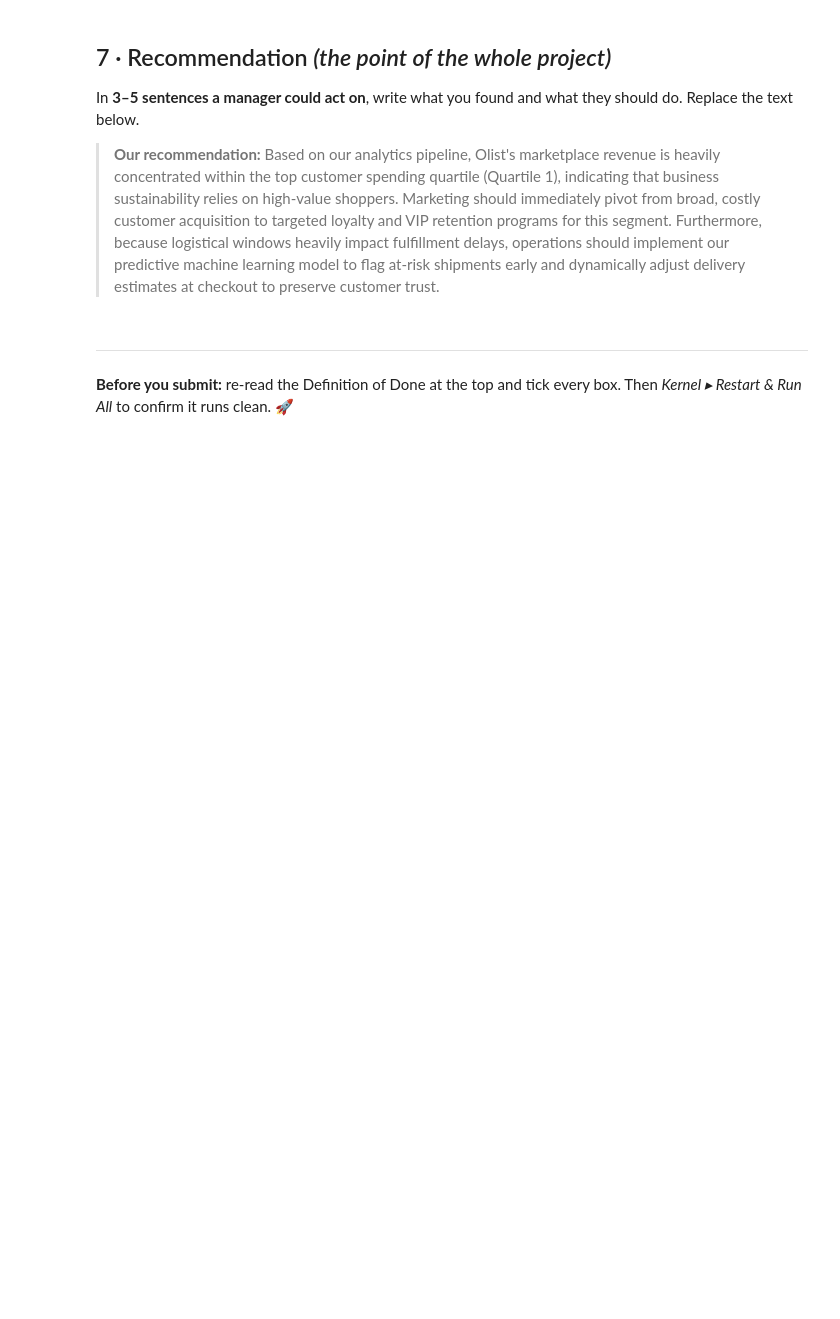
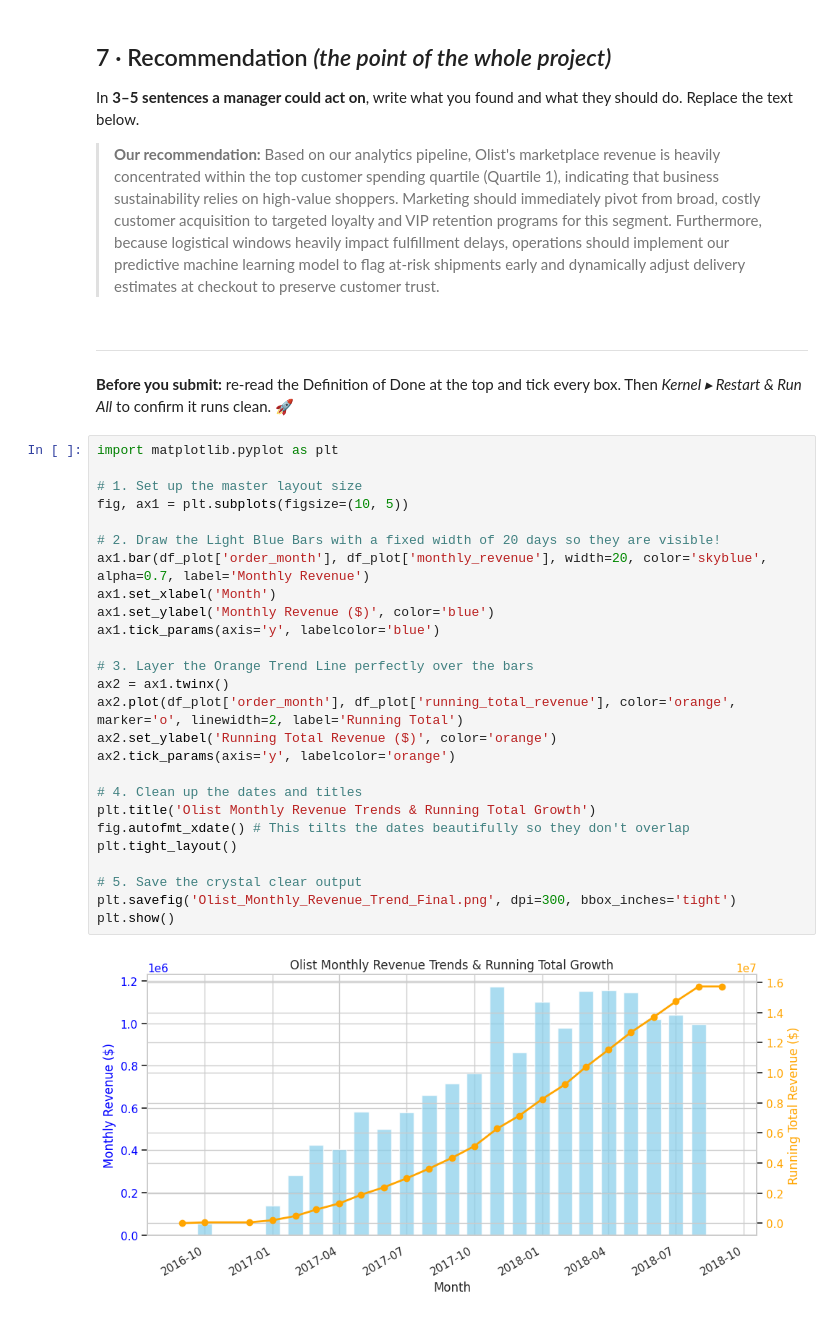
Before and after one commit to Ernestina-OwusuAnsah/olist-ecommence-analytics-group6, a Jupyter notebook: 01_ecommerce_olist_STARTER.ipynb, the cells around one changed output. Saved outputs shown, nothing was run; the diff lists cells and outputs as text; blank space fills up the shorter version.

```diff
--- a/01_ecommerce_olist_STARTER.ipynb
+++ b/01_ecommerce_olist_STARTER.ipynb
@@ -343,3 +398,31 @@ Based on our analytics pipeline, Olist's marketplace revenue is heavily concentr
 # %% [markdown]
 ---
 **Before you submit:** re-read the Definition of Done at the top and tick every box. Then *Kernel ▸ Restart & Run All* to confirm it runs clean. 🚀
+# %%
+import matplotlib.pyplot as plt
+
+# 1. Set up the master layout size
+fig, ax1 = plt.subplots(figsize=(10, 5))
+
+# 2. Draw the Light Blue Bars with a fixed width of 20 days so they are visible!
+ax1.bar(df_plot['order_month'], df_plot['monthly_revenue'], width=20, color='skyblue', alpha=0.7, label='Monthly Revenue')
+ax1.set_xlabel('Month')
+ax1.set_ylabel('Monthly Revenue ($)', color='blue')
+ax1.tick_params(axis='y', labelcolor='blue')
+
+# 3. Layer the Orange Trend Line perfectly over the bars
+ax2 = ax1.twinx()
+ax2.plot(df_plot['order_month'], df_plot['running_total_revenue'], color='orange', marker='o', linewidth=2, label='Running Total')
+ax2.set_ylabel('Running Total Revenue ($)', color='orange')
+ax2.tick_params(axis='y', labelcolor='orange')
+
+# 4. Clean up the dates and titles
+plt.title('Olist Monthly Revenue Trends & Running Total Growth')
+fig.autofmt_xdate() # This tilts the dates beautifully so they don't overlap
+plt.tight_layout()
+
+# 5. Save the crystal clear output
+plt.savefig('Olist_Monthly_Revenue_Trend_Final.png', dpi=300, bbox_inches='tight')
+plt.show()
+# %% [output]
+[figure, added]
```
Also changed, not shown: parts of 14 cells of this notebook.
